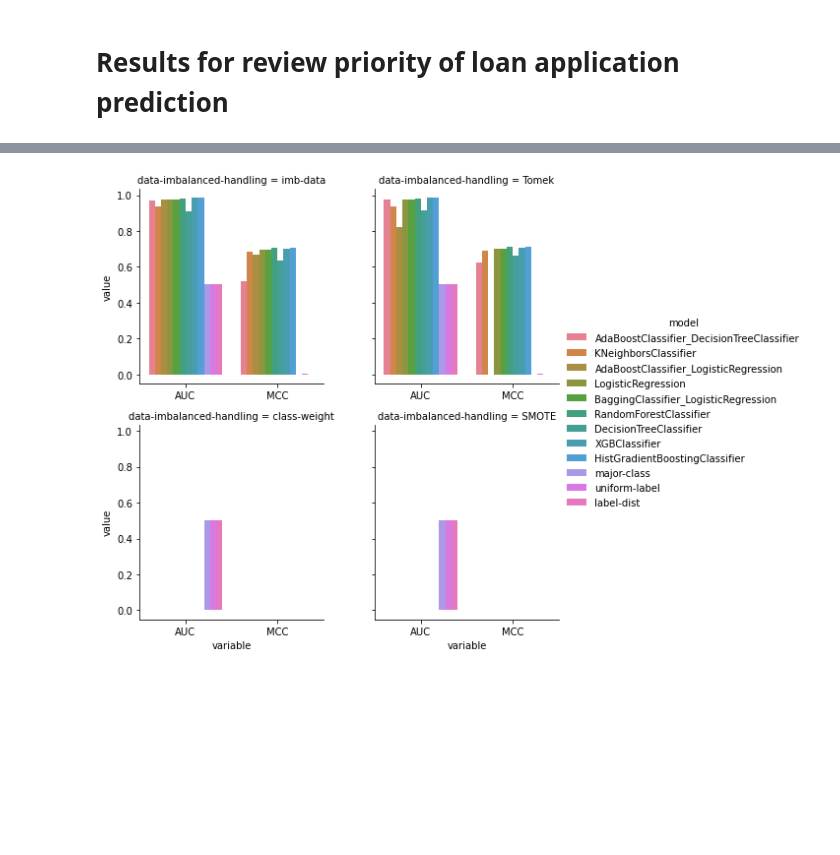
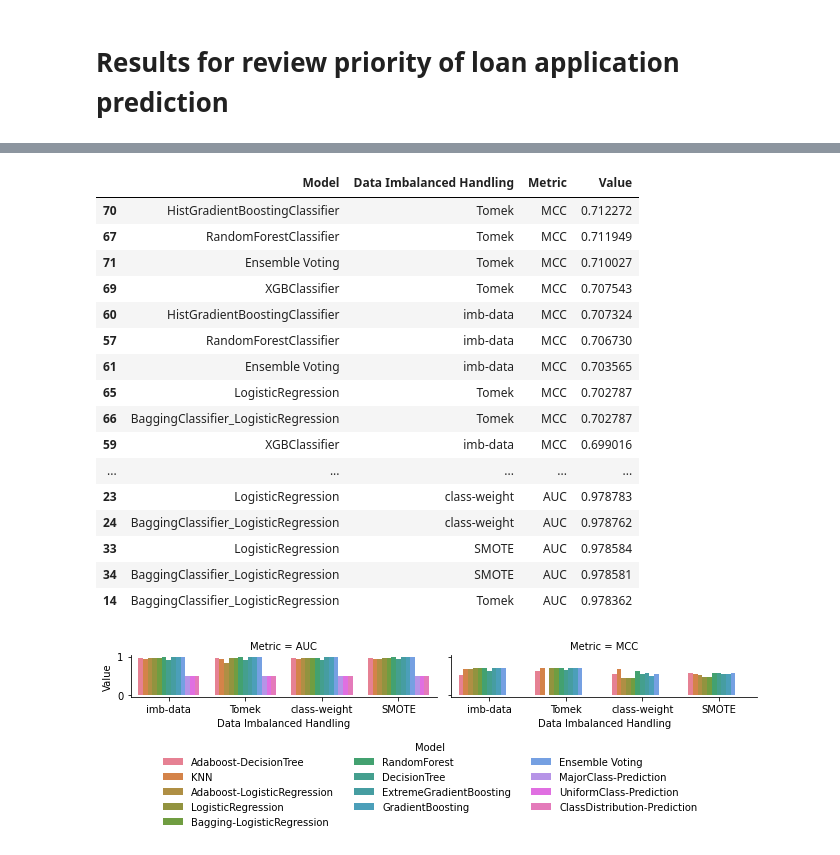
Before and after one commit to oathaha/data-science-portfolio, a Jupyter notebook: Credit-Risk-Analysis/script/show-evaluation-results.ipynb, the cells around one changed output, grey strips where cells are left out. Saved outputs shown, nothing was run; the diff lists cells and outputs as text; code cells hidden in the pictures; blank space fills up the shorter version.

Commit message:
backup code for evaluation and results

```diff
--- a/Credit-Risk-Analysis/script/show-evaluation-results.ipynb
+++ b/Credit-Risk-Analysis/script/show-evaluation-results.ipynb
@@ -61,0 +48,5 @@ g = sns.catplot(
+# %%
+result_each_class, result_all_classes = prepare_df_for_plotting('loan_approval_prediction')
+
+result_each_class.columns = ['Model', 'Data Imbalanced Handling', 'Class', 'Metric', 'Value']
+result_all_classes.columns = ['Model', 'Data Imbalanced Handling', 'Metric', 'Value']
@@ -71,0 +180,5 @@ g = sns.catplot(
+# %%
+result_each_class, result_all_classes = prepare_df_for_plotting('review_priority_prediction')
+
+result_each_class.columns = ['Model', 'Data Imbalanced Handling', 'Class', 'Metric', 'Value']
+result_all_classes.columns = ['Model', 'Data Imbalanced Handling', 'Metric', 'Value']
@@ -71,0 +221,19 @@ g = sns.catplot(
+# %%
+g = sns.catplot(
+    data=result_each_class, x="Data Imbalanced Handling", y="Value", row='Metric', col="Class", hue = 'Model', kind="bar", height=1.5, margin_titles=True, sharex=False, aspect = 2
+)
+
+for t, l in zip(g.legend.texts, new_labels):
+    t.set_text(l)
+
+
+sns.move_legend(
+    g, "lower center",
+    bbox_to_anchor=(0.5, -.3),
+    ncol=3,
+    title='Model', frameon=False,
+)
+
+g.fig.tight_layout()
+
+# g.set_xticklabels(rotation=15)
@@ -72,6 +258,37 @@ g = sns.catplot(
+# %%
+result_all_classes.sort_values(by=['Metric','Value'], ascending=False).groupby('Metric').head(20)
+# %% [output]
+|  | Model | Data Imbalanced Handling | Metric | Value |
+| 70 | HistGradientBoostingClassifier | Tomek | MCC | 0.712272 |
+| 67 | RandomForestClassifier | Tomek | MCC | 0.711949 |
+| 71 | Ensemble Voting | Tomek | MCC | 0.710027 |
+| 69 | XGBClassifier | Tomek | MCC | 0.707543 |
+| 60 | HistGradientBoostingClassifier | imb-data | MCC | 0.707324 |
+| 57 | RandomForestClassifier | imb-data | MCC | 0.706730 |
+| 61 | Ensemble Voting | imb-data | MCC | 0.703565 |
+| 65 | LogisticRegression | Tomek | MCC | 0.702787 |
+| 66 | BaggingClassifier_LogisticRegression | Tomek | MCC | 0.702787 |
+| 59 | XGBClassifier | imb-data | MCC | 0.699016 |
+| ... | ... | ... | ... | ... |
+| 23 | LogisticRegression | class-weight | AUC | 0.978783 |
+| 24 | BaggingClassifier_LogisticRegression | class-weight | AUC | 0.978762 |
+| 33 | LogisticRegression | SMOTE | AUC | 0.978584 |
+| 34 | BaggingClassifier_LogisticRegression | SMOTE | AUC | 0.978581 |
+| 14 | BaggingClassifier_LogisticRegression | Tomek | AUC | 0.978362 |
 # %%
 g = sns.catplot(
-    data=result_all_classes, x="variable", y="value", col='data-imbalanced-handling', hue = 'model', kind="bar", height=3.5, margin_titles=True, sharex=False, col_wrap=2
+    data=result_all_classes, x="Data Imbalanced Handling", y="Value", col='Metric', hue = 'Model', kind="bar", height=1.5, margin_titles=True, sharex=False, col_wrap=2, aspect=2
 )
+sns.move_legend(
+    g, "lower center",
+    bbox_to_anchor=(0.5, -.9),
+    ncol=3,
+    title='Model', frameon=False,
+)
+
+for t, l in zip(g.legend.texts, new_labels):
+    t.set_text(l)
+
+g.fig.tight_layout()
 # %% [output]
-[figure, old version]
+[figure, new version]
```
Also changed, not shown: parts of 17 cells of this notebook, 11 other files.
